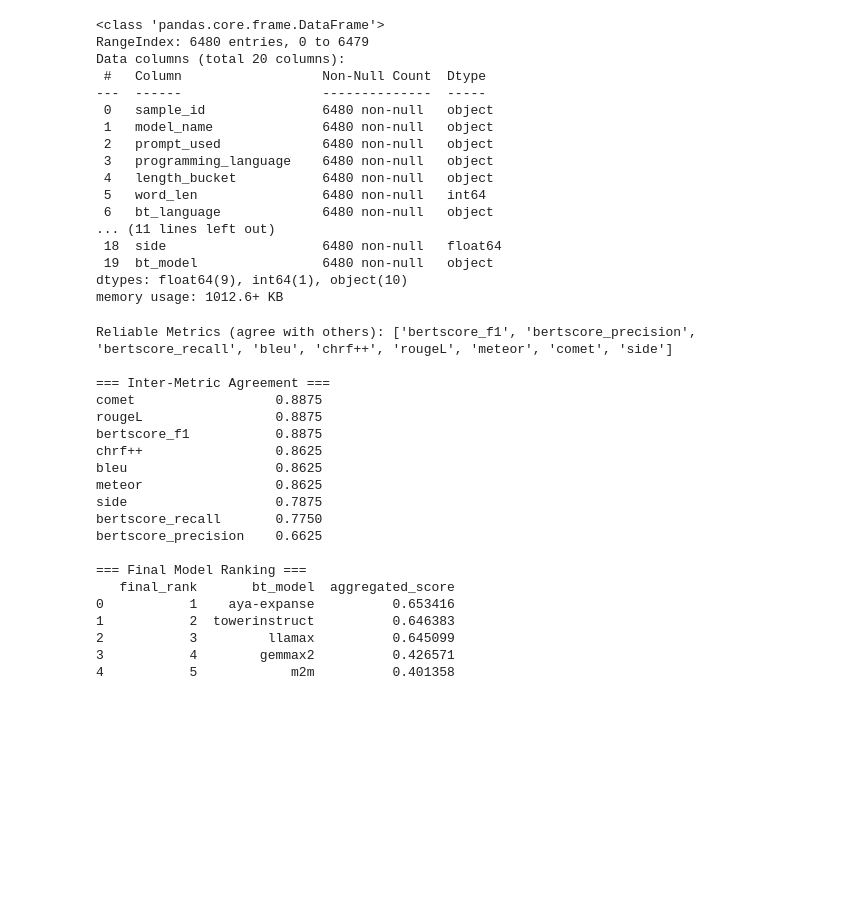
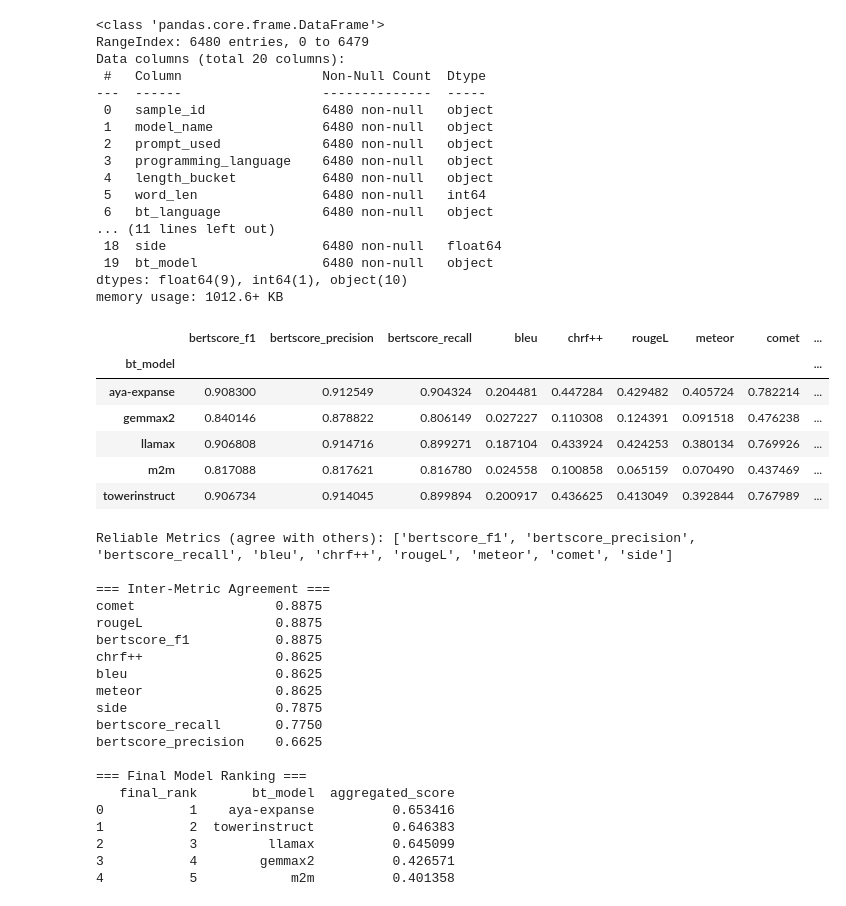
Before and after one commit to MadhuNimmo/CodeClarity, a Jupyter notebook: notebooks/bt_model_quality_ranking.ipynb, the cells around one changed output. Drawn from its saved outputs; the diff is of its cells as text; code cells hidden in the pictures; blank space fills up the shorter version.

```diff
--- a/notebooks/bt_model_quality_ranking.ipynb
+++ b/notebooks/bt_model_quality_ranking.ipynb
@@ -128,6 +128,16 @@ dtypes: float64(9), int64(1), object(10)
 memory usage: 1012.6+ KB
 # %%
 model_means = df.groupby('bt_model')[metrics].mean()
+# %%
+model_means
+# %% [output]
+|  | bertscore_f1 | bertscore_precision | bertscore_recall | bleu | chrf++ | rougeL | meteor | comet | ... |
+| bt_model |  |  |  |  |  |  |  |  | ... |
+| aya-expanse | 0.908300 | 0.912549 | 0.904324 | 0.204481 | 0.447284 | 0.429482 | 0.405724 | 0.782214 | ... |
+| gemmax2 | 0.840146 | 0.878822 | 0.806149 | 0.027227 | 0.110308 | 0.124391 | 0.091518 | 0.476238 | ... |
+| llamax | 0.906808 | 0.914716 | 0.899271 | 0.187104 | 0.433924 | 0.424253 | 0.380134 | 0.769926 | ... |
+| m2m | 0.817088 | 0.817621 | 0.816780 | 0.024558 | 0.100858 | 0.065159 | 0.070490 | 0.437469 | ... |
+| towerinstruct | 0.906734 | 0.914045 | 0.899894 | 0.200917 | 0.436625 | 0.413049 | 0.392844 | 0.767989 | ... |
 # %%
 corr_matrix = model_means.corr(method='spearman')
 mean_corr = corr_matrix.apply(lambda row: row.drop(row.name).mean(), axis=1)
```
